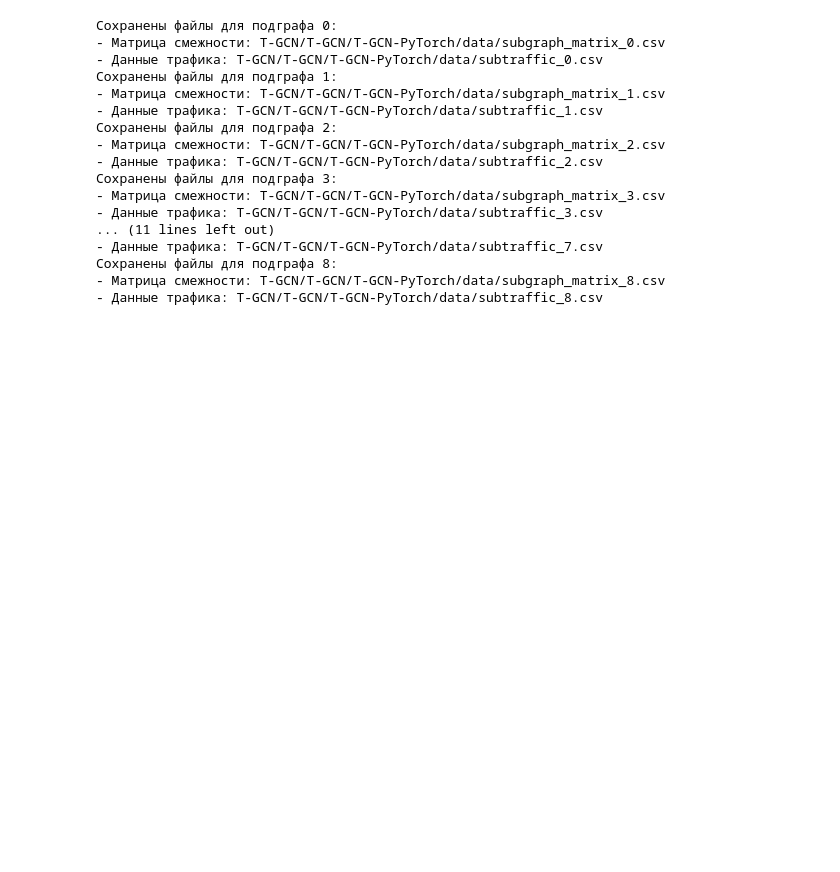
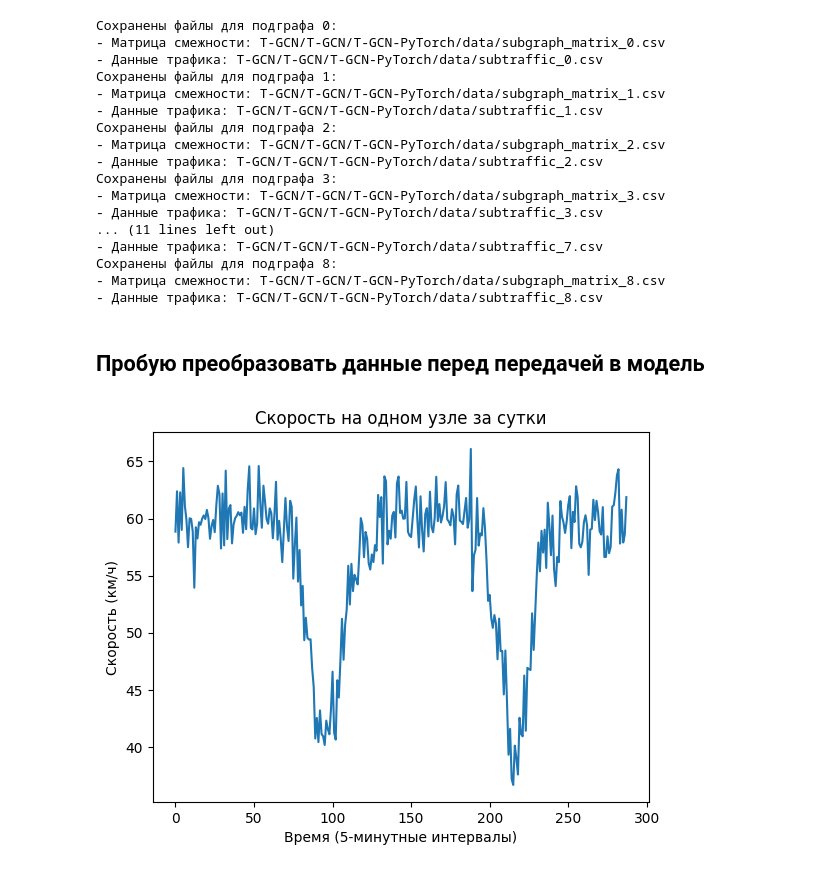
Before and after one commit to romanroff/ITMO_subjects, a Jupyter notebook: NIR/main_2.ipynb, the cells around one changed output. Drawn from its saved outputs; the diff is of its cells as text; code cells hidden in the pictures; blank space fills up the shorter version.

```diff
--- a/NIR/main_2.ipynb
+++ b/NIR/main_2.ipynb
@@ -307,3 +307,23 @@ for i in range(lens):
 Сохранены файлы для подграфа 8:
 - Матрица смежности: T-GCN/T-GCN/T-GCN-PyTorch/data/subgraph_matrix_8.csv
 - Данные трафика: T-GCN/T-GCN/T-GCN-PyTorch/data/subtraffic_8.csv
+# %% [markdown]
+## Пробую преобразовать данные перед передачей в модель
+# %%
+import numpy as np
+import matplotlib.pyplot as plt
+
+# Генерация данных
+time_steps = 288
+base_speed = 60  # Средняя скорость
+rush_hour_effect = lambda t: 20 * np.exp(-0.5 * ((t - 96) / 10)**2) + 20 * np.exp(-0.5 * ((t - 216) / 10)**2)  # Пики
+speeds = base_speed - rush_hour_effect(np.arange(time_steps)) + np.random.normal(0, 2, time_steps)
+
+# Визуализация
+plt.plot(speeds)
+plt.title("Скорость на одном узле за сутки")
+plt.xlabel("Время (5-минутные интервалы)")
+plt.ylabel("Скорость (км/ч)")
+plt.show()
+# %% [output]
+[figure, added]
```
Also changed, not shown: parts of 9 cells of this notebook, 4 other files.
